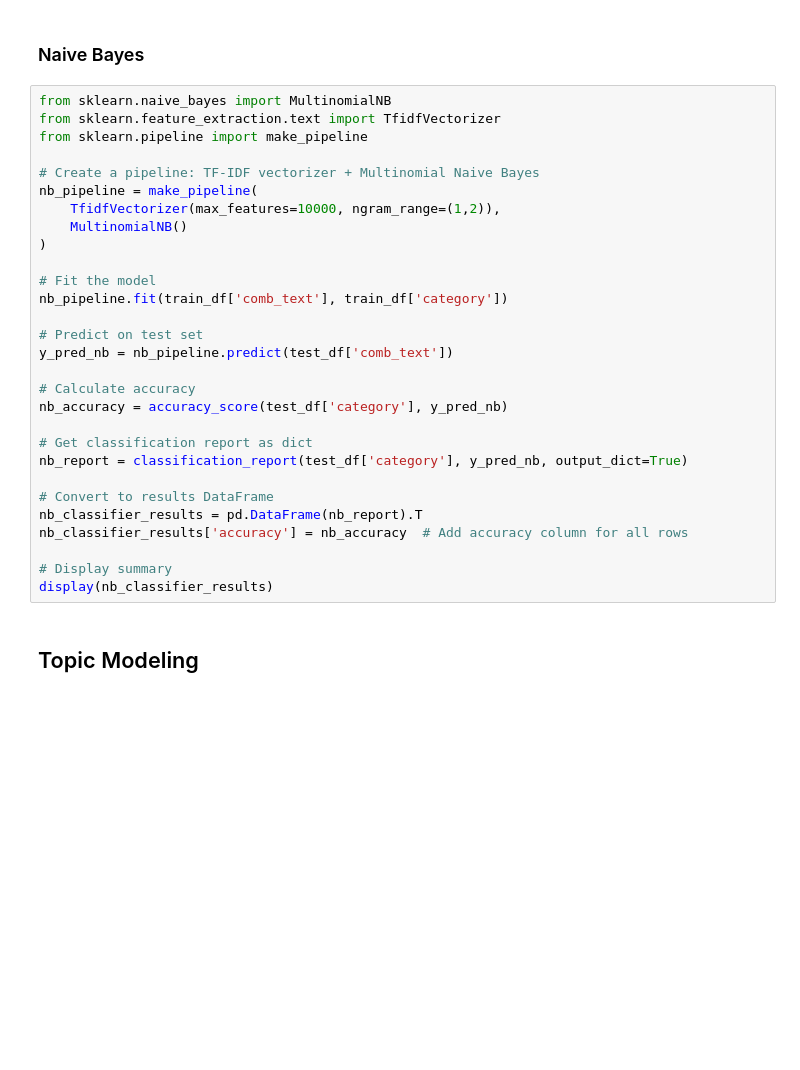
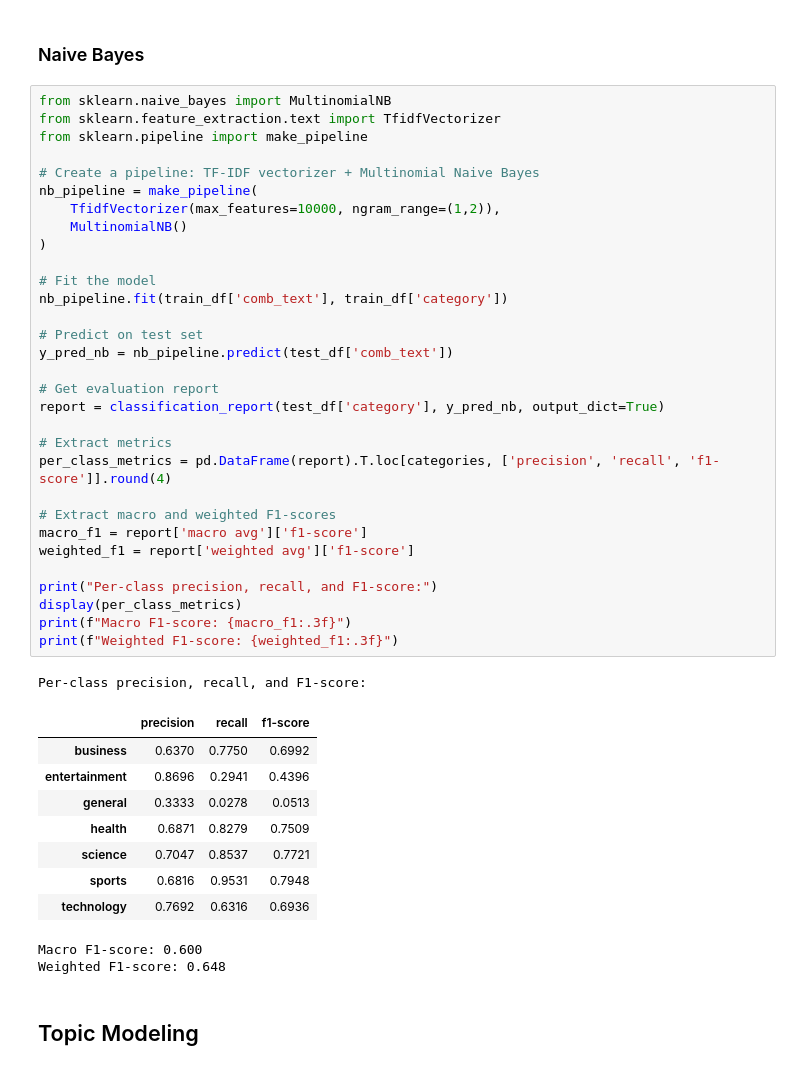
Before and after one commit to mitosisgg/ADS509_FinalProject, a Jupyter notebook: ADS_509_Final_Team_Project.ipynb, the cells around one changed output. Saved outputs shown, nothing was run; the diff lists cells and outputs as text; blank space fills up the shorter version.

```diff
--- a/ADS_509_Final_Team_Project.ipynb
+++ b/ADS_509_Final_Team_Project.ipynb
@@ -557,32 +726,46 @@ display(svm_classifier_results)
 # %%
 from sklearn.naive_bayes import MultinomialNB
 from sklearn.feature_extraction.text import TfidfVectorizer
 from sklearn.pipeline import make_pipeline
 
 # Create a pipeline: TF-IDF vectorizer + Multinomial Naive Bayes
 nb_pipeline = make_pipeline(
     TfidfVectorizer(max_features=10000, ngram_range=(1,2)),
     MultinomialNB()
 )
 
 # Fit the model
 nb_pipeline.fit(train_df['comb_text'], train_df['category'])
 
 # Predict on test set
 y_pred_nb = nb_pipeline.predict(test_df['comb_text'])
 
-# Calculate accuracy
-nb_accuracy = accuracy_score(test_df['category'], y_pred_nb)
+# Get evaluation report
+report = classification_report(test_df['category'], y_pred_nb, output_dict=True)
 
-# Get classification report as dict
-nb_report = classification_report(test_df['category'], y_pred_nb, output_dict=True)
+# Extract metrics
+per_class_metrics = pd.DataFrame(report).T.loc[categories, ['precision', 'recall', 'f1-score']].round(4)
 
-# Convert to results DataFrame
-nb_classifier_results = pd.DataFrame(nb_report).T
-nb_classifier_results['accuracy'] = nb_accuracy  # Add accuracy column for all rows
+# Extract macro and weighted F1-scores
+macro_f1 = report['macro avg']['f1-score']
+weighted_f1 = report['weighted avg']['f1-score']
 
-# Display summary
-display(nb_classifier_results)
+print("Per-class precision, recall, and F1-score:")
+display(per_class_metrics)
+print(f"Macro F1-score: {macro_f1:.3f}")
+print(f"Weighted F1-score: {weighted_f1:.3f}")
+# %% [output]
+Per-class precision, recall, and F1-score:
+|  | precision | recall | f1-score |
+| business | 0.6370 | 0.7750 | 0.6992 |
+| entertainment | 0.8696 | 0.2941 | 0.4396 |
+| general | 0.3333 | 0.0278 | 0.0513 |
+| health | 0.6871 | 0.8279 | 0.7509 |
+| science | 0.7047 | 0.8537 | 0.7721 |
+| sports | 0.6816 | 0.9531 | 0.7948 |
+| technology | 0.7692 | 0.6316 | 0.6936 |
+Macro F1-score: 0.600
+Weighted F1-score: 0.648
 # %% [markdown]
 ## Topic Modeling
 # %%
```
Also changed, not shown: parts of 20 cells of this notebook.
